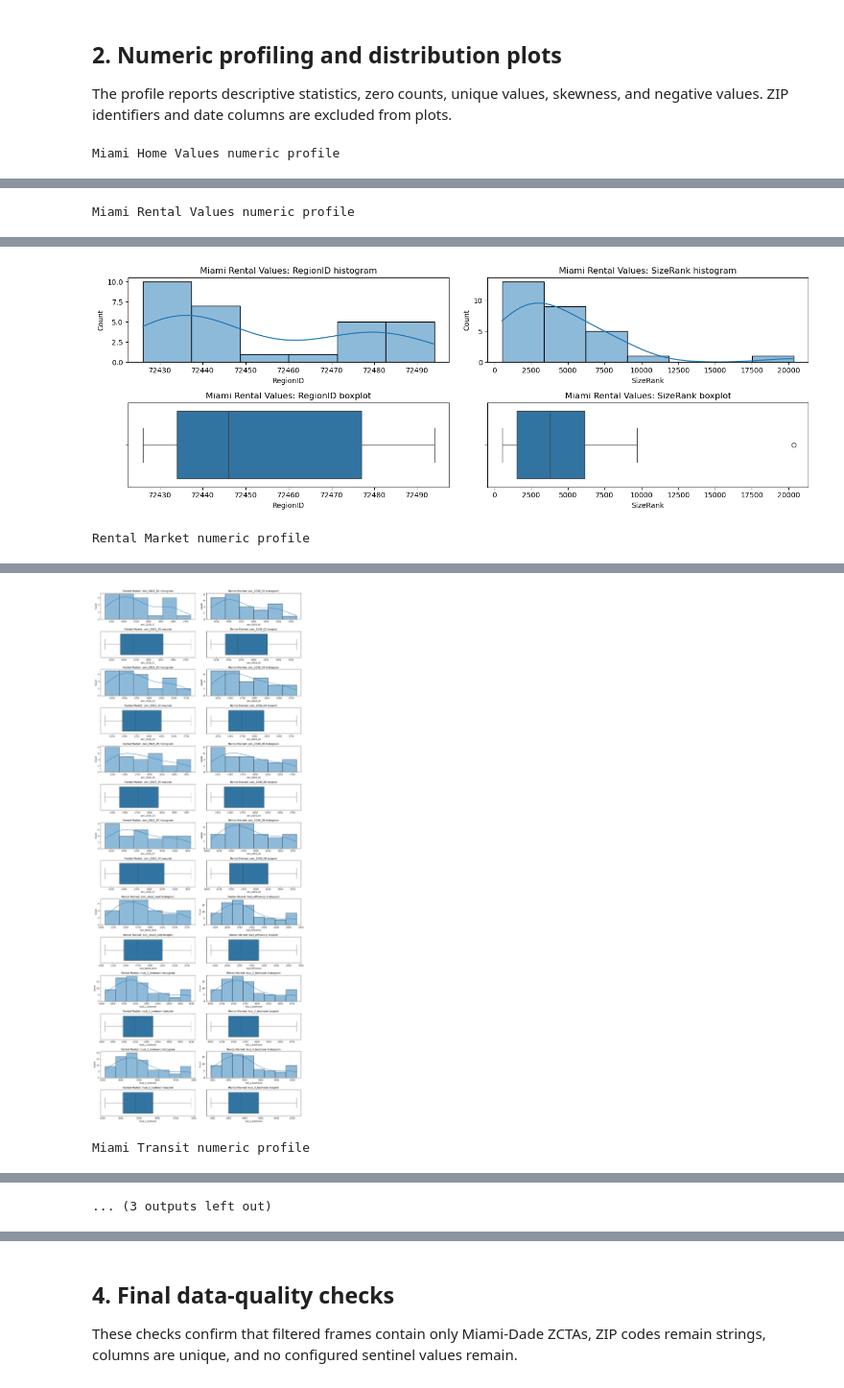
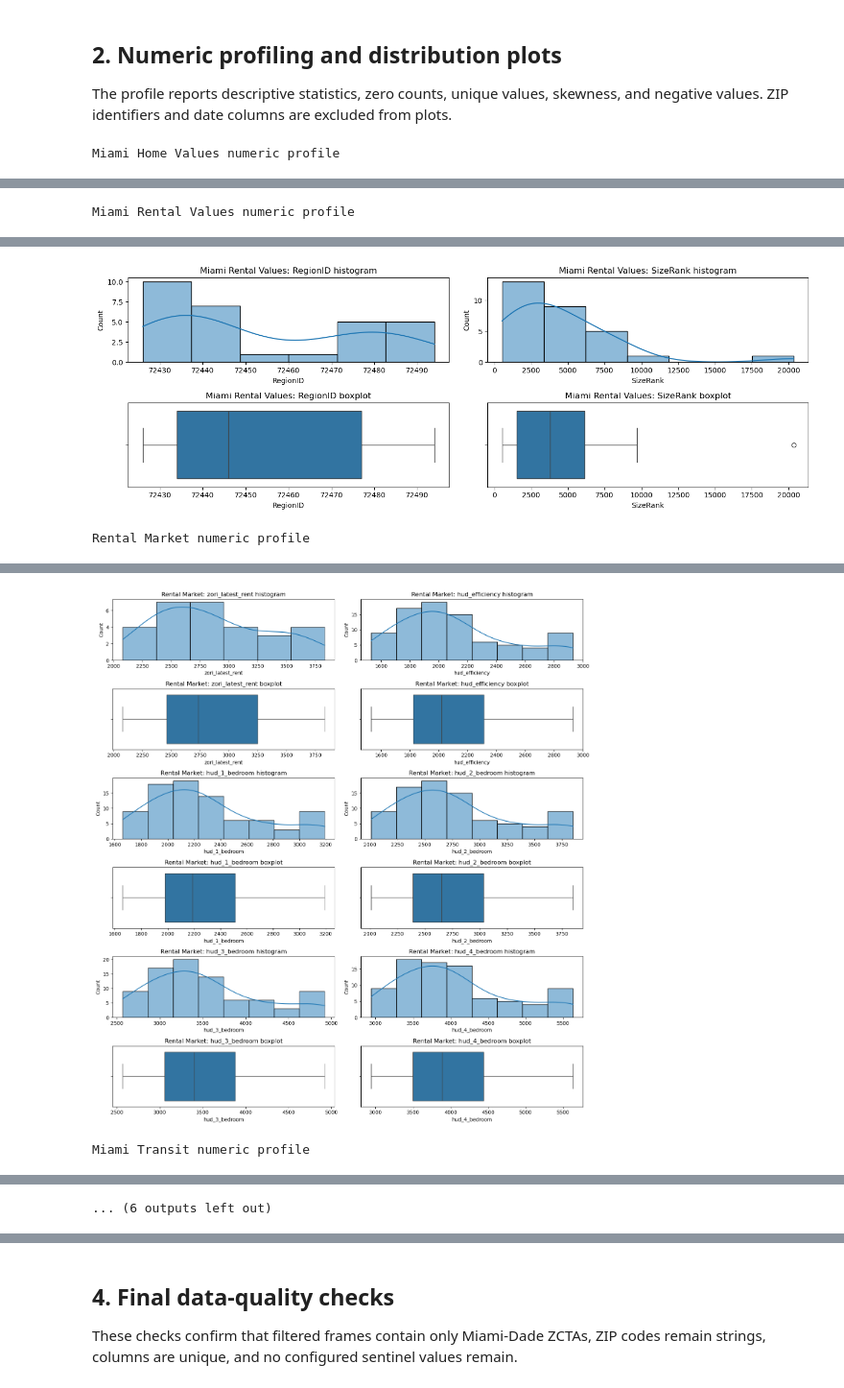
Before and after one commit to Break-Through-Tech/Flow-1B-responsible-ai-prototype-for-personalized-neighborhood-recommendations, a Jupyter notebook: notebooks/cleaning-new-data.ipynb, the cells around one changed output, grey strips where cells are left out. Shown at 96% size. Saved outputs shown, nothing was run; the diff lists cells and outputs as text; code cells hidden in the pictures.

Commit message:
make changes on new data

```diff
--- a/notebooks/cleaning-new-data.ipynb
+++ b/notebooks/cleaning-new-data.ipynb
@@ -7,9 +9,11 @@ from pathlib import Path
 import math
 import numpy as np
 import pandas as pd
-from IPython.display import display
+from IPython.display import Markdown, display
 import matplotlib.pyplot as plt
 import seaborn as sns
+
+%matplotlib inline
 
 PROJECT_ROOT = Path.cwd().resolve()
 if not (PROJECT_ROOT / 'data').is_dir(): PROJECT_ROOT = PROJECT_ROOT.parent
@@ -19,9 +23,8 @@ ZCTA_PATH = DATA_DIR / 'raw' / 'miami_dade_zctas.txt'
 DATASETS = {
     'Miami Home Values': {'path': NEW_DATA_DIR / 'Miami_home_values.csv', 'zip_column': 'RegionName'},
     'Miami Rental Values': {'path': NEW_DATA_DIR / 'Miami_rental_values.csv', 'zip_column': 'RegionName'},
-    'Rental Market': {'path': NEW_DATA_DIR / 'Rental-Market.csv', 'zip_column': 'zip_code'},
     'Miami Transit': {'path': NEW_DATA_DIR / 'miami_transit.csv', 'zip_column': 'zip_code'},
-    'Rent Trends': {'path': NEW_DATA_DIR / 'rent-trends.csv', 'zip_column': 'zip_code'},
+    'Miami Rents': {'path': NEW_DATA_DIR / 'miami-rents.csv', 'zip_column': 'zip_code'},
 }
 def normalize_zip_codes(values):
     return values.astype('string').str.strip().str.replace(r'\.0$', '', regex=True).str.zfill(5)
@@ -221,7 +219,7 @@ for dataset_name, frame in cleaned_data.items():
     print(f'\n{dataset_name} numeric profile')
     display(profile_numeric_columns(frame))
     zip_column = DATASETS[dataset_name]['zip_column']
-    date_columns = [c for c in frame.columns if c[:4].isdigit()]
+    date_columns = [c for c in frame.columns if c[:4].isdigit() or (c.startswith('zori_') and c[5:9].isdigit())]
     plot_numeric_distributions(frame, dataset_name, [zip_column, *date_columns])
 # %% [output]
 Miami Home Values numeric profile
@@ -239,34 +237,34 @@ Miami Home Values numeric profile
 [figure]
 Miami Rental Values numeric profile
 |  | count | missing_count | zero_count | unique_count | mean | std | min | max | skewness | ... |
 | RegionID | 29.0 | 0 | 0 | 29 | 72453.689655 | 22.764483 | 72426.000000 | 72494.000000 | 0.417262 | ... |
 | SizeRank | 29.0 | 0 | 0 | 29 | 4495.034483 | 3974.666540 | 532.000000 | 20356.000000 | 2.397594 | ... |
 | 2026-01-31 | 28.0 | 1 | 0 | 28 | 2808.393565 | 484.297892 | 2122.036267 | 3856.182758 | 0.507841 | ... |
 | 2026-02-28 | 28.0 | 1 | 0 | 28 | 2815.328313 | 484.831759 | 2137.609440 | 3866.957877 | 0.526775 | ... |
 | 2026-03-31 | 29.0 | 0 | 0 | 29 | 2824.940432 | 480.865278 | 2107.030074 | 3846.303678 | 0.487892 | ... |
 | 2026-04-30 | 29.0 | 0 | 0 | 29 | 2836.546122 | 485.128576 | 2100.077129 | 3859.062284 | 0.498077 | ... |
 | 2026-05-31 | 29.0 | 0 | 0 | 29 | 2838.324590 | 492.249090 | 2097.444334 | 3834.779849 | 0.450974 | ... |
 | 2026-06-30 | 29.0 | 0 | 0 | 29 | 2837.688464 | 491.790093 | 2106.902143 | 3831.772434 | 0.479971 | ... |
 | 2026-07-31 | 29.0 | 0 | 0 | 29 | 2850.054517 | 486.158263 | 2127.589713 | 3813.449590 | 0.457596 | ... |
 | 2026-08-31 | 29.0 | 0 | 0 | 29 | 2857.159062 | 483.033805 | 2079.871969 | 3831.361774 | 0.458446 | ... |
 [figure]
 Rental Market numeric profile
 |  | count | missing_count | zero_count | unique_count | mean | std | min | max | skewness | ... |
 | zori_2026_01 | 28.0 | 56 | 0 | 28 | 2808.393565 | 484.297892 | 2122.036267 | 3856.182758 | 0.507841 | ... |
 | zori_2026_02 | 28.0 | 56 | 0 | 28 | 2815.328313 | 484.831759 | 2137.609440 | 3866.957877 | 0.526775 | ... |
 | zori_2026_03 | 29.0 | 55 | 0 | 29 | 2824.940432 | 480.865278 | 2107.030074 | 3846.303678 | 0.487892 | ... |
 | zori_2026_04 | 29.0 | 55 | 0 | 29 | 2836.546122 | 485.128576 | 2100.077129 | 3859.062284 | 0.498077 | ... |
 | zori_2026_05 | 29.0 | 55 | 0 | 29 | 2838.324590 | 492.249090 | 2097.444334 | 3834.779849 | 0.450974 | ... |
 | zori_2026_06 | 29.0 | 55 | 0 | 29 | 2837.688464 | 491.790093 | 2106.902143 | 3831.772434 | 0.479971 | ... |
 | zori_2026_07 | 29.0 | 55 | 0 | 29 | 2850.054517 | 486.158263 | 2127.589713 | 3813.449590 | 0.457596 | ... |
 | zori_2026_08 | 29.0 | 55 | 0 | 29 | 2857.159062 | 483.033805 | 2079.871969 | 3831.361774 | 0.458446 | ... |
 | zori_latest_rent | 29.0 | 55 | 0 | 29 | 2857.159062 | 483.033805 | 2079.871969 | 3831.361774 | 0.458446 | ... |
 | hud_efficiency | 84.0 | 0 | 0 | 61 | 2102.500000 | 387.891660 | 1530.000000 | 2930.000000 | 0.713876 | ... |
 | hud_1_bedroom | 84.0 | 0 | 0 | 58 | 2284.761905 | 422.147340 | 1660.000000 | 3190.000000 | 0.717864 | ... |
 | hud_2_bedroom | 84.0 | 0 | 0 | 62 | 2761.666667 | 510.352662 | 2010.000000 | 3850.000000 | 0.715531 | ... |
 | hud_3_bedroom | 84.0 | 0 | 0 | 62 | 3530.119048 | 652.453191 | 2570.000000 | 4920.000000 | 0.713025 | ... |
 | hud_4_bedroom | 84.0 | 0 | 0 | 61 | 4038.809524 | 747.394518 | 2940.000000 | 5630.000000 | 0.713139 | ... |
-[figure, old version]
+[figure, new version]
 Miami Transit numeric profile
 |  | count | missing_count | zero_count | unique_count | mean | std | min | max | skewness | ... |
 | transit_stop_count | 78.0 | 0 | 0 | 66 | 8.905128e+01 | 54.129690 | 1.000000e+00 | 2.510000e+02 | 0.436088 | ... |
@@ -287,7 +285,7 @@ Miami Transit numeric profile
 | service_start_date | 78.0 | 0 | 0 | 1 | 2.021010e+07 | 0.000000 | 2.021010e+07 | 2.021010e+07 | 0.000000 | ... |
 | service_end_date | 78.0 | 0 | 0 | 1 | 2.027123e+07 | 0.000000 | 2.027123e+07 | 2.027123e+07 | 0.000000 | ... |
 [figure]
-... (3 outputs left out)
+... (6 outputs left out)
 # %% [markdown]
 ## 3. Categorical value counts and cross-dataset ZIP coverage
 
```
Also changed, not shown: parts of 16 cells of this notebook, 6 other files.
